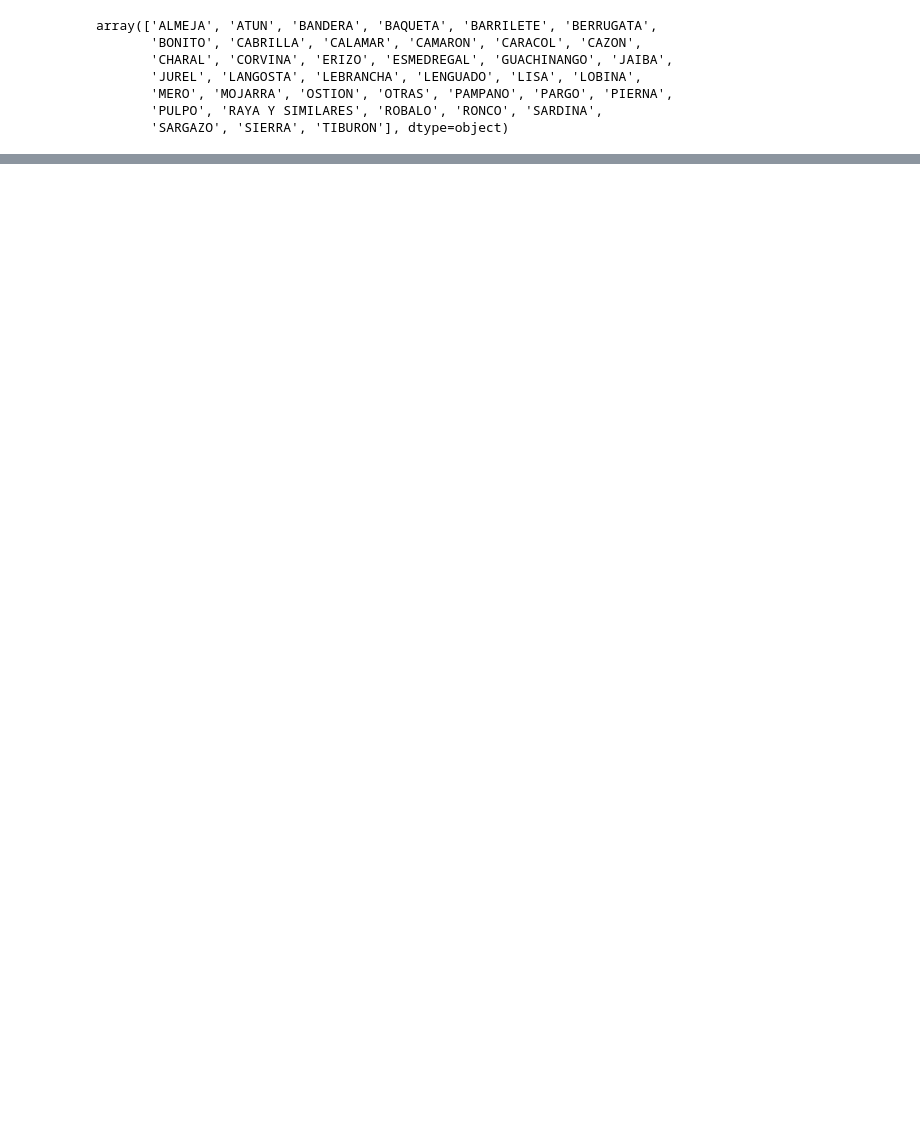
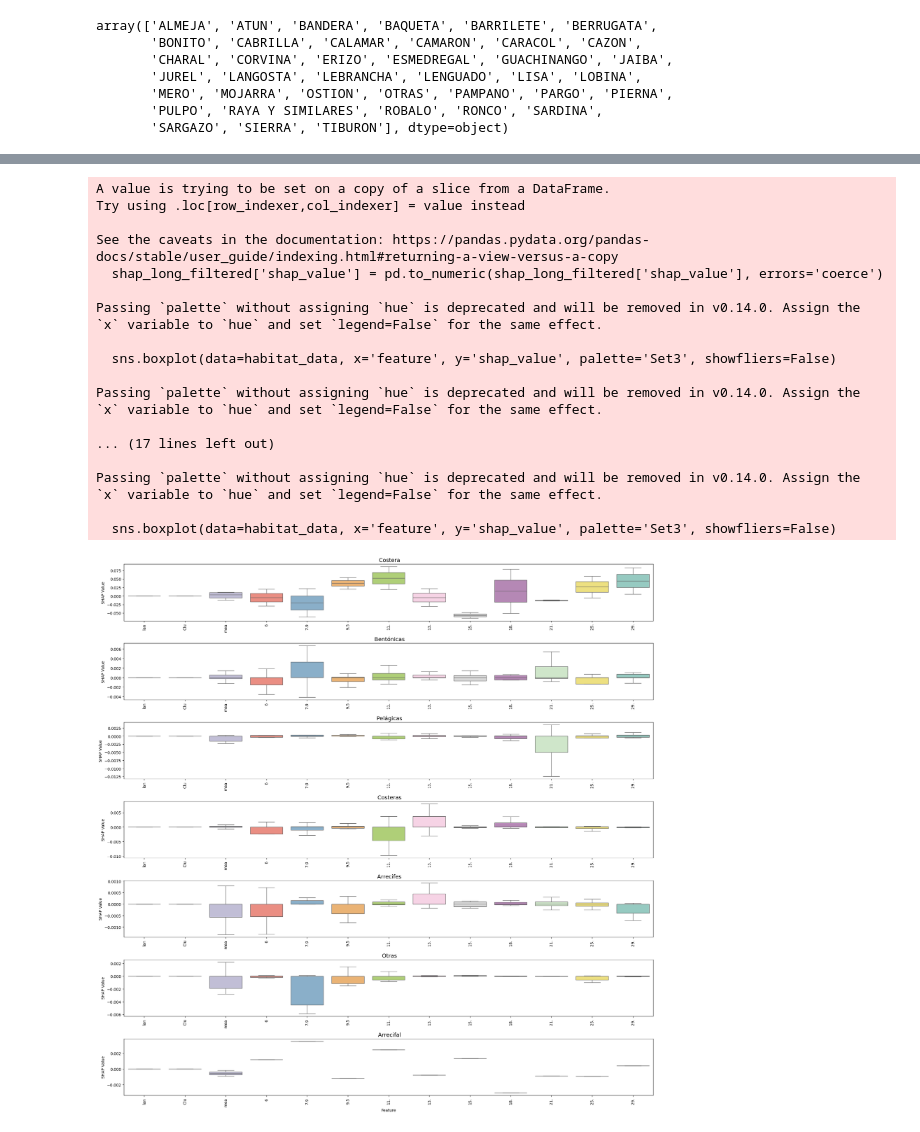
Before and after one commit to cedointercultural/CC-DLM-MFisheries, a Jupyter notebook: general_analysis.ipynb, the cells around one changed output, grey strips where cells are left out. Drawn from its saved outputs; the diff is of its cells as text; code cells hidden in the pictures; blank space fills up the shorter version.

```diff
--- a/general_analysis.ipynb
+++ b/general_analysis.ipynb
@@ -64,0 +248,58 @@ ModuleNotFoundError: No module named 'species_classifier'
+# %%
+import pandas as pd
+import matplotlib.pyplot as plt
+import seaborn as sns
+
+# Load the dataset
+file_path = 'shap_analysis_results_clasified.csv'
+shap_data = pd.read_csv(file_path)
+
+# Rename columns to shorter names for better visualization, except specific columns
+columns_to_rename = shap_data.columns.difference(['species', 'cluster', 'habitat'])
+shap_data.rename(columns={col: col.replace('mean_temp_30m', 'mean to 30').replace('mean_temp_10m', 'mean to 10').replace('thetao_sfc=', '').replace('_m', 'm')[:3] for col in columns_to_rename}, inplace=True)
+
+# Melt the dataframe to long format
+shap_long = shap_data.melt(id_vars=['species', 'cluster', 'habitat'], var_name='feature', value_name='shap_value')
+shap_long_filtered = shap_long.dropna(subset=['habitat'])
+
+# Convert 'shap_value' column to numeric, forcing errors to NaN and dropping them
+shap_long_filtered['shap_value'] = pd.to_numeric(shap_long_filtered['shap_value'], errors='coerce')
+shap_long_filtered = shap_long_filtered.dropna(subset=['shap_value'])
+
+# Create separate boxplots for each habitat
+habitats = shap_long_filtered['habitat'].unique()
+plt.figure(figsize=(20, 20))
+
+for i, habitat in enumerate(habitats, 1):
+    plt.subplot(len(habitats), 1, i)
+    habitat_data = shap_long_filtered[shap_long_filtered['habitat'] == habitat]
+    sns.boxplot(data=habitat_data, x='feature', y='shap_value', palette='Set3', showfliers=False)
+
+    # Adding title and labels
+    plt.title(f' {habitat}', fontsize=14)
+    plt.xlabel('Feature') if i == len(habitats) else plt.xlabel('')
+    plt.ylabel('SHAP Value')
+    plt.xticks(rotation=90)
+
+# Adjust layout and display the plot
+plt.tight_layout()
+plt.show()
+# %% [output]
+A value is trying to be set on a copy of a slice from a DataFrame.
+Try using .loc[row_indexer,col_indexer] = value instead
+
+See the caveats in the documentation: https://pandas.pydata.org/pandas-docs/stable/user_guide/indexing.html#returning-a-view-versus-a-copy
+  shap_long_filtered['shap_value'] = pd.to_numeric(shap_long_filtered['shap_value'], errors='coerce')
+
+Passing `palette` without assigning `hue` is deprecated and will be removed in v0.14.0. Assign the `x` variable to `hue` and set `legend=False` for the same effect.
+
+  sns.boxplot(data=habitat_data, x='feature', y='shap_value', palette='Set3', showfliers=False)
+
+Passing `palette` without assigning `hue` is deprecated and will be removed in v0.14.0. Assign the `x` variable to `hue` and set `legend=False` for the same effect.
+
+... (17 lines left out)
+
+Passing `palette` without assigning `hue` is deprecated and will be removed in v0.14.0. Assign the `x` variable to `hue` and set `legend=False` for the same effect.
+
+  sns.boxplot(data=habitat_data, x='feature', y='shap_value', palette='Set3', showfliers=False)
+[figure, added]
```
Also changed, not shown: parts of 9 cells of this notebook.
